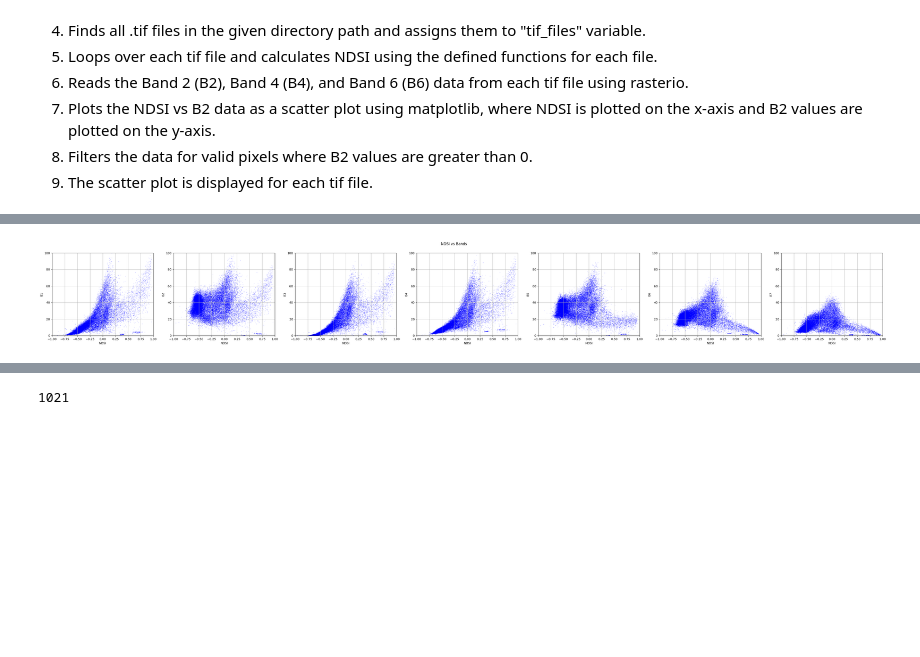
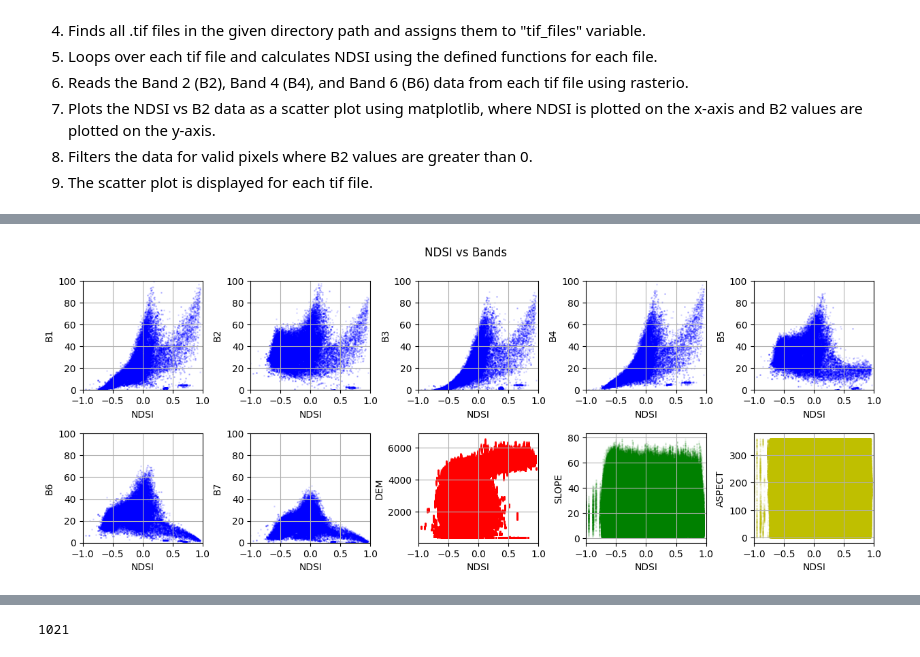
Before and after one commit to 1kaiser/Snow-cover-area-estimation, a Jupyter notebook: PlottingTool.ipynb, the cells around one changed output, grey strips where cells are left out. Cells and saved outputs as stored; diff of their text form; code cells hidden in the pictures; blank space fills up the shorter version.

Commit message:
added dem vs NDSI pixel value plot

```diff
--- a/PlottingTool.ipynb
+++ b/PlottingTool.ipynb
@@ -18,11 +60,12 @@ import rasterio
 import numpy as np
 import matplotlib.pyplot as plt
 from rasterio.plot import show_hist
-
+from rasterio.warp import reproject, Resampling
 
 # Find all tif files in the folder
 
 tif_files = imgs_path_b2
+dem_path = '/content/DEM.tif'
 
 # # Define the function to calculate NDSI
 def ndsi(A, B, C):
@@ -43,40 +86,101 @@ for i, file in enumerate(tif_files[0:3]):
     src = rasterio.open(file.replace(expression_b2, expression_b2))
     B2 = src.read()
     B4 = rasterio.open(file.replace(expression_b2, expression_b4)).read()
     B6 = rasterio.open(file.replace(expression_b2, expression_b6)).read()
     B1 = rasterio.open(file.replace(expression_b2, expression_b1)).read()
     B3 = rasterio.open(file.replace(expression_b2, expression_b3)).read()
     B5 = rasterio.open(file.replace(expression_b2, expression_b5)).read()
     B7 = rasterio.open(file.replace(expression_b2, expression_b7)).read()
 
     # Calculate NDSI
     ndsi_array = ndsi1(B4, B6, B2)
+    # Save the NDSI file
+    with rasterio.open('ndsi_output.tif', 'w', driver='GTiff', width=src.width, height=src.height, count=1, dtype=rasterio.float32, crs=src.crs, transform=src.transform) as dst:
+      ndsi_array = ndsi_array[0,:,:]
+      dst.write(ndsi_array, 1)
+
+    # Open the DEM raster
+    with rasterio.open(dem_path) as dem:
+        dem_profile = dem.profile
+        dem_crs = dem.crs
+        dem_transform = dem.transform
+        dem_width = dem.width
+        dem_height = dem.height
+
+    # Reproject the NDSI raster to the same resolution as the DEM
+    with rasterio.open('/content/ndsi_output.tif') as ndsi_src:
+        ndsi_profile, ndsi_array = reproject_raster(
+            src=ndsi_src,
+            dst_crs=dem_crs,
+            dst_transform=dem_transform,
+            dst_width=dem_width,
+            dst_height=dem_height)
+
+    # Save the NDSI raster
+    with rasterio.open('ndsi_output_reprojected.tif', 'w', **ndsi_profile) as ndsi_dst:
+        ndsi_array = ndsi_array[0,:,:]
+        ndsi_dst.write(ndsi_array.astype(rasterio.float32), 1)
+
     B1 = B1.astype(float)/100
     B2 = B2.astype(float)/100
     B3 = B3.astype(float)/100
     B4 = B4.astype(float)/100
     B5 = B5.astype(float)/100
     B6 = B6.astype(float)/100
     B7 = B7.astype(float)/100
+    ndsi_path = '/content/ndsi_output_reprojected.tif'
+    NDSI = rasterio.open(ndsi_path).read().astype(float)
+    DEM = rasterio.open(dem_path).read().astype(float)
+    slope_path = '/content/SLOPE.tif'
+    aspect_path = '/content/ASPECT.tif'
+    SLOPE = rasterio.open(slope_path).read().astype(float)
+    ASPECT = rasterio.open(aspect_path).read().astype(float)
+    ndsi_array = ndsi1(B4, B6, B2)
     # Create a figure
     # Create a 2x4 grid of subplots
-    fig, axs = plt.subplots(nrows=1, ncols=7, figsize=(50, 5))
+    fig, axs = plt.subplots(nrows=2, ncols=5, figsize=(15, 5))
 
     # Plot the data in each subplot
-    axs[0].scatter( ndsi_array[B1 > 0], B1[B1 > 0], s=1, c='b', alpha=0.1); axs[0].set_xlabel('NDSI');axs[0].set_ylabel('B1');axs[0].grid(True);axs[0].set_xlim(-1, 1);axs[0].set_ylim(0, 100)
-    axs[1].scatter( ndsi_array[B2 > 0], B2[B2 > 0], s=1, c='b', alpha=0.1); axs[1].set_xlabel('NDSI');axs[1].set_ylabel('B2');axs[1].grid(True);axs[1].set_xlim(-1, 1);axs[1].set_ylim(0, 100)
-    axs[2].scatter( ndsi_array[B3 > 0], B3[B3 > 0], s=1, c='b', alpha=0.1); axs[2].set_xlabel('NDSI');axs[2].set_ylabel('B3');axs[2].grid(True);axs[2].set_xlim(-1, 1);axs[2].set_ylim(0, 100)
-    axs[3].scatter( ndsi_array[B4 > 0], B4[B4 > 0], s=1, c='b', alpha=0.1); axs[3].set_xlabel('NDSI');axs[3].set_ylabel('B4');axs[3].grid(True);axs[3].set_xlim(-1, 1);axs[3].set_ylim(0, 100)
-    axs[4].scatter( ndsi_array[B5 > 0], B5[B5 > 0], s=1, c='b', alpha=0.1); axs[4].set_xlabel('NDSI');axs[4].set_ylabel('B5');axs[4].grid(True);axs[4].set_xlim(-1, 1);axs[4].set_ylim(0, 100)
-    axs[5].scatter( ndsi_array[B6 > 0], B6[B6 > 0], s=1, c='b', alpha=0.1); axs[5].set_xlabel('NDSI');axs[5].set_ylabel('B6');axs[5].grid(True);axs[5].set_xlim(-1, 1);axs[5].set_ylim(0, 100)
-    axs[6].scatter( ndsi_array[B7 > 0], B7[B7 > 0], s=1, c='b', alpha=0.1); axs[6].set_xlabel('NDSI');axs[6].set_ylabel('B7');axs[6].grid(True);axs[6].set_xlim(-1, 1);axs[6].set_ylim(0, 100)
+    axs[0, 0].scatter( ndsi_array[B1 > 0], B1[B1 > 0], s=1, c='b', alpha=0.1); axs[0, 0].set_xlabel('NDSI');axs[0,0].set_ylabel('B1');axs[0,0].grid(True);axs[0,0].set_xlim(-1, 1);axs[0,0].set_ylim(0, 100)
+    axs[0, 1].scatter( ndsi_array[B2 > 0], B2[B2 > 0], s=1, c='b', alpha=0.1); axs[0, 1].set_xlabel('NDSI');axs[0,1].set_ylabel('B2');axs[0,1].grid(True);axs[0,1].set_xlim(-1, 1);axs[0,1].set_ylim(0, 100)
+    axs[0, 2].scatter( ndsi_array[B3 > 0], B3[B3 > 0], s=1, c='b', alpha=0.1); axs[0, 2].set_xlabel('NDSI');axs[0,2].set_ylabel('B3');axs[0,2].grid(True);axs[0,2].set_xlim(-1, 1);axs[0,2].set_ylim(0, 100)
+    axs[0, 3].scatter( ndsi_array[B4 > 0], B4[B4 > 0], s=1, c='b', alpha=0.1); axs[0, 3].set_xlabel('NDSI');axs[0,3].set_ylabel('B4');axs[0,3].grid(True);axs[0,3].set_xlim(-1, 1);axs[0,3].set_ylim(0, 100)
+    axs[0, 4].scatter( ndsi_array[B5 > 0], B5[B5 > 0], s=1, c='b', alpha=0.1); axs[0, 4].set_xlabel('NDSI');axs[0,4].set_ylabel('B5');axs[0,4].grid(True);axs[0,4].set_xlim(-1, 1);axs[0,4].set_ylim(0, 100)
+    axs[1, 0].scatter( ndsi_array[B6 > 0], B6[B6 > 0], s=1, c='b', alpha=0.1); axs[1, 0].set_xlabel('NDSI');axs[1,0].set_ylabel('B6');axs[1,0].grid(True);axs[1,0].set_xlim(-1, 1);axs[1,0].set_ylim(0, 100)
+    axs[1, 1].scatter( ndsi_array[B7 > 0], B7[B7 > 0], s=1, c='b', alpha=0.1); axs[1, 1].set_xlabel('NDSI');axs[1,1].set_ylabel('B7');axs[1,1].grid(True);axs[1,1].set_xlim(-1, 1);axs[1,1].set_ylim(0, 100)
+    axs[1, 2].scatter( NDSI[DEM > 0], DEM[DEM > 0], s=1, c='r', alpha=0.05); axs[1, 2].set_xlabel('NDSI');axs[1,2].set_ylabel('DEM');axs[1,2].grid(True);axs[1,2].set_xlim(-1, 1)
+    axs[1, 3].scatter( NDSI[SLOPE > 0], SLOPE[SLOPE > 0], s=1, c='g', alpha=0.05); axs[1, 3].set_xlabel('NDSI');axs[1,3].set_ylabel('SLOPE');axs[1,3].grid(True);axs[1,3].set_xlim(-1, 1)
+    axs[1, 4].scatter( NDSI[ASPECT > 0], ASPECT[ASPECT > 0], s=1, c='y', alpha=0.05); axs[1, 4].set_xlabel('NDSI');axs[1,4].set_ylabel('ASPECT');axs[1,4].grid(True);axs[1,4].set_xlim(-1, 1)
+
     # axs[1, 3].remove()
     # Add a title to the plot
     fig.suptitle('NDSI vs Bands')
     # adjust the spacing between subplots
-    fig.subplots_adjust(hspace=0.2, wspace=0.2)
+    fig.subplots_adjust(hspace=0.4, wspace=0.4)
 
     # ax.legend([ 'Non-water', 'Water'])
     plt.show()
+
+def reproject_raster(src, dst_crs, dst_transform, dst_width, dst_height):
+    """
+    Reproject raster to the same resolution as the DEM.
+    """
+    dst_profile = src.profile.copy()
+    dst_profile.update({
+        'crs': dst_crs,
+        'transform': dst_transform,
+        'width': dst_width,
+        'height': dst_height
+    })
+    dst_array = np.zeros((src.count, dst_height, dst_width), dtype=src.dtypes[0])
+    reproject(
+        source=rasterio.band(src, 1),
+        destination=dst_array,
+        src_transform=src.transform,
+        src_crs=src.crs,
+        dst_transform=dst_transform,
+        dst_crs=dst_crs,
+        resampling=Resampling.nearest)
+    return dst_profile, dst_array
 # %% [output]
-[figure, old version]
+[figure, new version]
```
Also changed, not shown: parts of 6 cells of this notebook.
